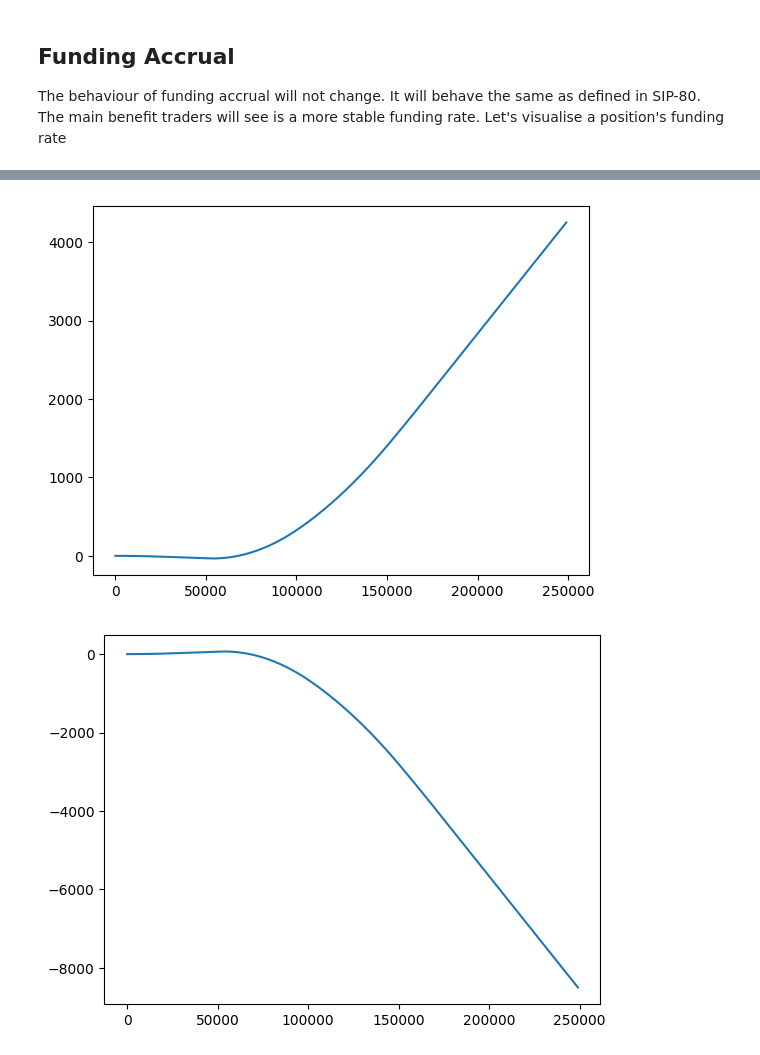
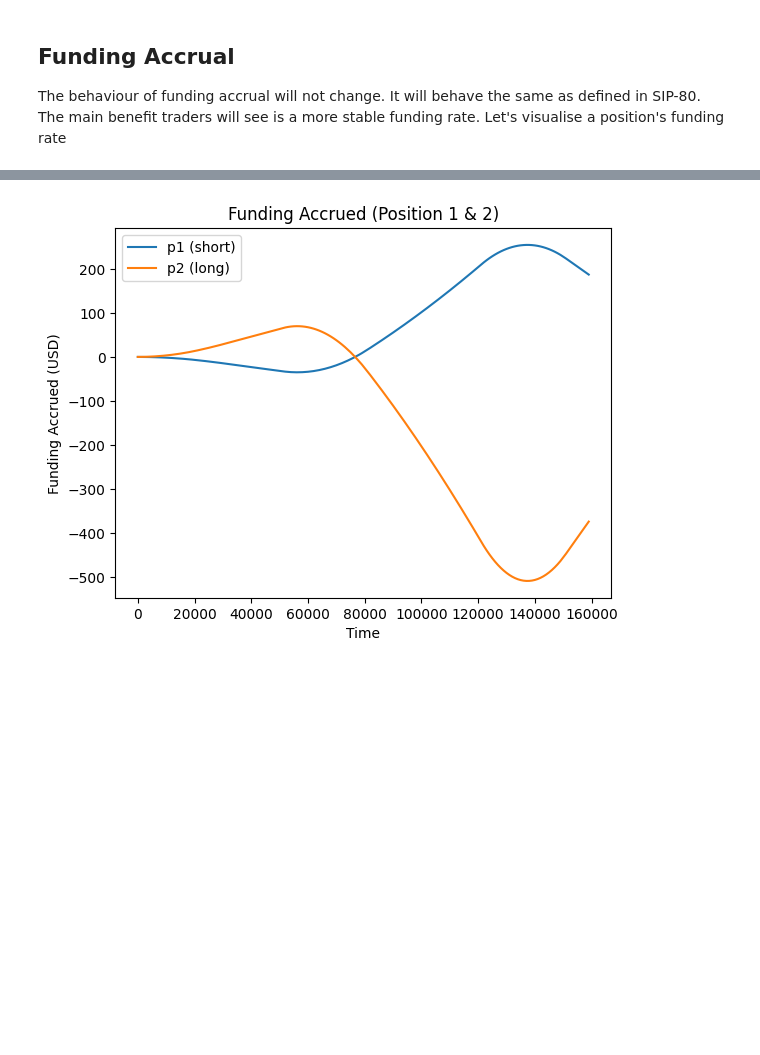
Before and after one commit to davidvuong/perpsv2-funding, a Jupyter notebook: main.ipynb, the cells around one changed output, grey strips where cells are left out. Cells and saved outputs as stored; diff of their text form; code cells hidden in the pictures; blank space fills up the shorter version.

Commit message:
feat: Improve 'Funding Accrual' section plots and sim

```diff
--- a/main.ipynb
+++ b/main.ipynb
@@ -368,12 +370,12 @@ def simulation_02(price=1000):
 
     intervals = []
 
-    # Nothing happens between 1000s to 20,000s
+    # Nothing happens between 1000s to 20,000s (skew 1M)
     gen_empty_intervals_between(intervals, 1000, 20_000)
 
     # New trader!
     #
-    # Skew still exists and will continue to move in the same direction, just at a slower pace.
+    # Skew now at 0.5M
     intervals.append({'t': 21_000, 'size_usd': -500_000})
 
     gen_empty_intervals_between(intervals, 22_000, 30_000)
@@ -387,31 +389,31 @@ def simulation_02(price=1000):
 
     # New trader!
     #
-    # A whale has pushed the skew negative by 10M
-    intervals.append({'t': 51_000, 'size_usd': -10_000_000})
+    # the skew is now -5M
+    intervals.append({'t': 51_000, 'size_usd': -5_000_000})
 
-    gen_empty_intervals_between(intervals, 51_000, 100_000)
+    gen_empty_intervals_between(intervals, 52_000, 80_000)
 
     # New trader!
     #
-    # Skew now at -7M
-    intervals.append({'t': 101_000, 'size_usd': 3_000_000})
+    # Skew now at -1M
+    intervals.append({'t': 81_000, 'size_usd': 4_000_000})
 
-    gen_empty_intervals_between(intervals, 102_000, 150_000)
+    gen_empty_intervals_between(intervals, 82_000, 120_000)
 
     # New trader!
     #
-    # Skew now at -2M
-    intervals.append({'t': 151_000, 'size_usd': 5_000_000})
+    # Skew now at 10M
+    intervals.append({'t': 121_000, 'size_usd': 11_000_000})
 
-    gen_empty_intervals_between(intervals, 151_000, 170_000)
+    gen_empty_intervals_between(intervals, 122_000, 150_000)
 
     # New trader!
     #
     # Skew now at 0
-    intervals.append({'t': 171_000, 'size_usd': 2_000_000})
+    intervals.append({'t': 151_000, 'size_usd': -10_000_000})
 
-    gen_empty_intervals_between(intervals, 172_000, 250_000)
+    gen_empty_intervals_between(intervals, 152_000, 160_000)
 
     return sim_02(market, intervals, events, p1, p2, price), p1, p2
 
@@ -434,14 +436,19 @@ ppint_sim_02_events(sim_02_res, p1, p2)
 # %%
 plt.plot(
     [x['t'] for x in sim_02_res],
     [y['funding_accrued_p1_usd'] for y in sim_02_res],
+    label="p1 (short)"
 )
-plt.show()
 plt.plot(
     [x['t'] for x in sim_02_res],
     [y['funding_accrued_p2_usd'] for y in sim_02_res],
+    label="p2 (long)"
 )
+
+plt.title("Funding Accrued (Position 1 & 2)")
+plt.xlabel("Time")
+plt.ylabel("Funding Accrued (USD)")
+plt.legend()
 plt.show()
 # %% [output]
-[figure, old version]
+[figure, new version]
-[figure, removed]
```
Also changed, not shown: parts of 2 cells of this notebook.
